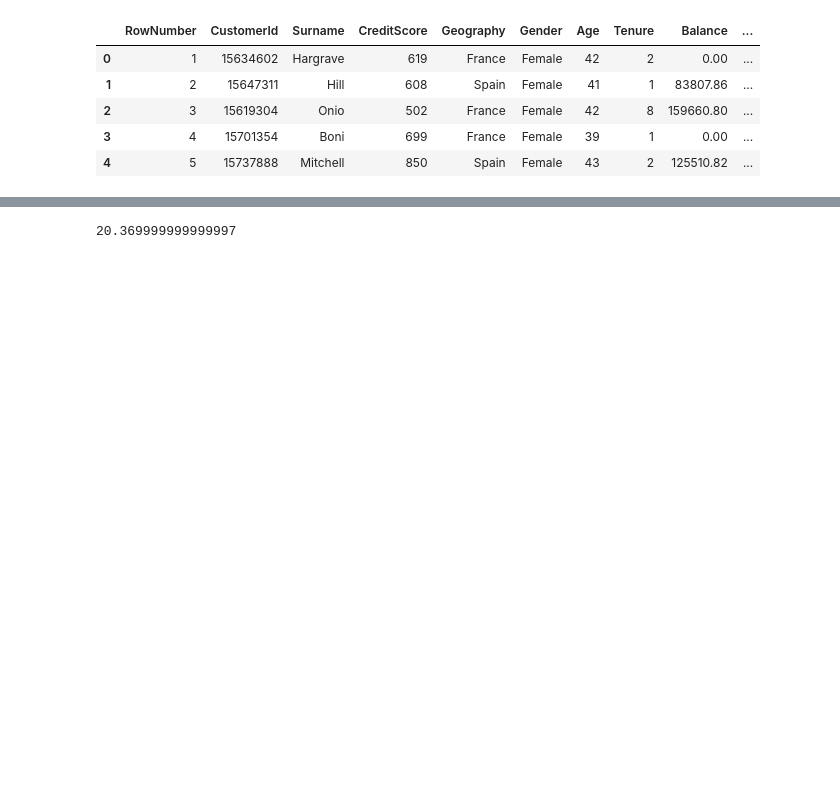
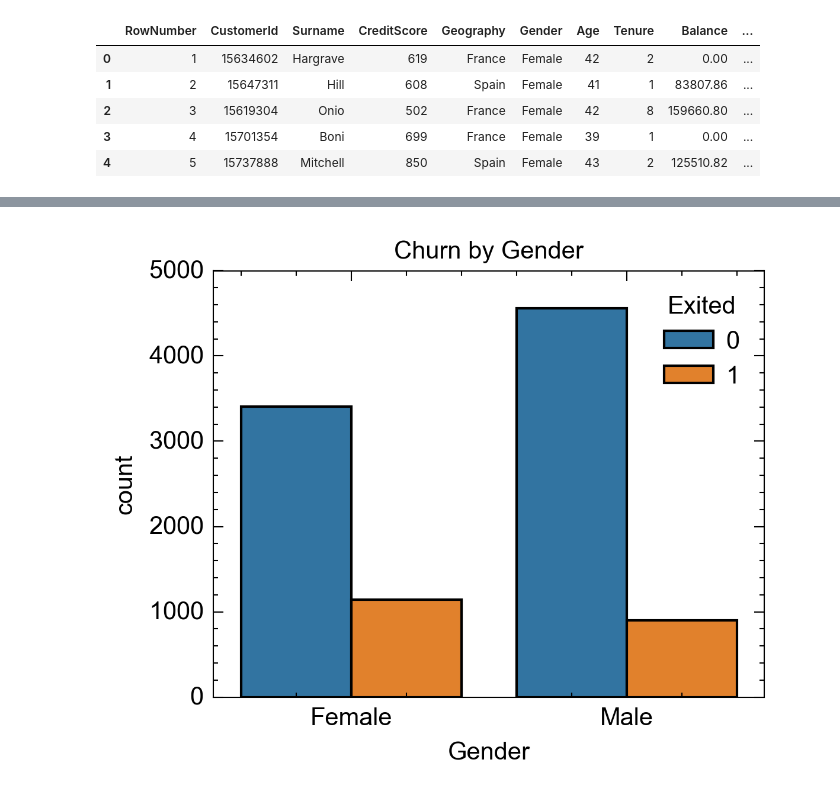
Before and after one commit to SinaMehboodi/bank-customer-churn-analysis, a Jupyter notebook: bank-customer-churn-analysis/notebooks/churn_analysis.ipynb, the cells around one changed output, grey strips where cells are left out. Saved outputs shown, nothing was run; the diff lists cells and outputs as text; code cells hidden in the pictures; blank space fills up the shorter version.

```diff
--- a/bank-customer-churn-analysis/notebooks/churn_analysis.ipynb
+++ b/bank-customer-churn-analysis/notebooks/churn_analysis.ipynb
@@ -45,8 +86,9 @@ Name: count, dtype: int64
 # %%
-# Customer churn percentage
-df["Exited"].mean()*100
+sns.countplot(data=df, x="Gender", hue="Exited")
+plt.title("Churn by Gender")
+plt.show()
 # %% [output]
-20.369999999999997
+[figure, added]
 # %%
 # Churn by country
 
```
Also changed, not shown: parts of 8 cells of this notebook.
